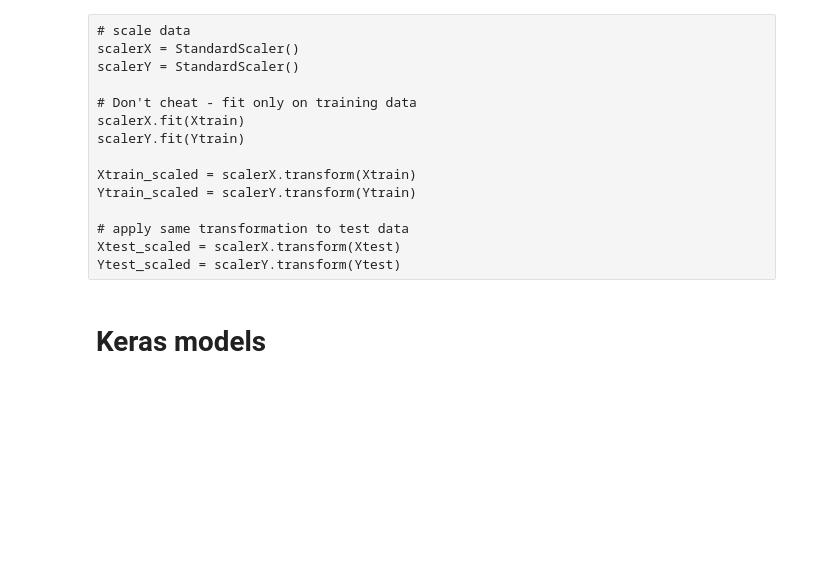
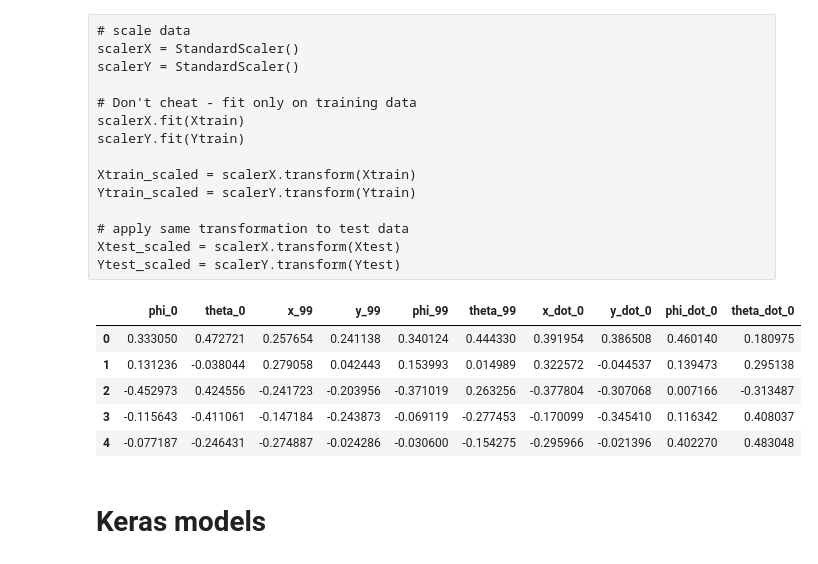
Before and after one commit to oliviatessa/MothMachineLearning, a Jupyter notebook: 010_TrainOnRandomICs.ipynb, the cells around one changed output. Cells and saved outputs as stored; diff of their text form; code cells hidden in the pictures; blank space fills up the shorter version.

```diff
--- a/010_TrainOnRandomICs.ipynb
+++ b/010_TrainOnRandomICs.ipynb
@@ -154,6 +154,15 @@ Ytrain_scaled = scalerY.transform(Ytrain)
 # apply same transformation to test data
 Xtest_scaled = scalerX.transform(Xtest)
 Ytest_scaled = scalerY.transform(Ytest)
+# %%
+pd.DataFrame(Xtrain_scaled, columns = X.columns).head()
+# %% [output]
+|  | phi_0 | theta_0 | x_99 | y_99 | phi_99 | theta_99 | x_dot_0 | y_dot_0 | phi_dot_0 | theta_dot_0 |
+| 0 | 0.333050 | 0.472721 | 0.257654 | 0.241138 | 0.340124 | 0.444330 | 0.391954 | 0.386508 | 0.460140 | 0.180975 |
+| 1 | 0.131236 | -0.038044 | 0.279058 | 0.042443 | 0.153993 | 0.014989 | 0.322572 | -0.044537 | 0.139473 | 0.295138 |
+| 2 | -0.452973 | 0.424556 | -0.241723 | -0.203956 | -0.371019 | 0.263256 | -0.377804 | -0.307068 | 0.007166 | -0.313487 |
+| 3 | -0.115643 | -0.411061 | -0.147184 | -0.243873 | -0.069119 | -0.277453 | -0.170099 | -0.345410 | 0.116342 | 0.408037 |
+| 4 | -0.077187 | -0.246431 | -0.274887 | -0.024286 | -0.030600 | -0.154275 | -0.295966 | -0.021396 | 0.402270 | 0.483048 |
 # %%
 # save scalers, to be used on test set
 scalerfileX = 'scalerX.pkl'
```
Also changed, not shown: parts of 15 cells of this notebook.
